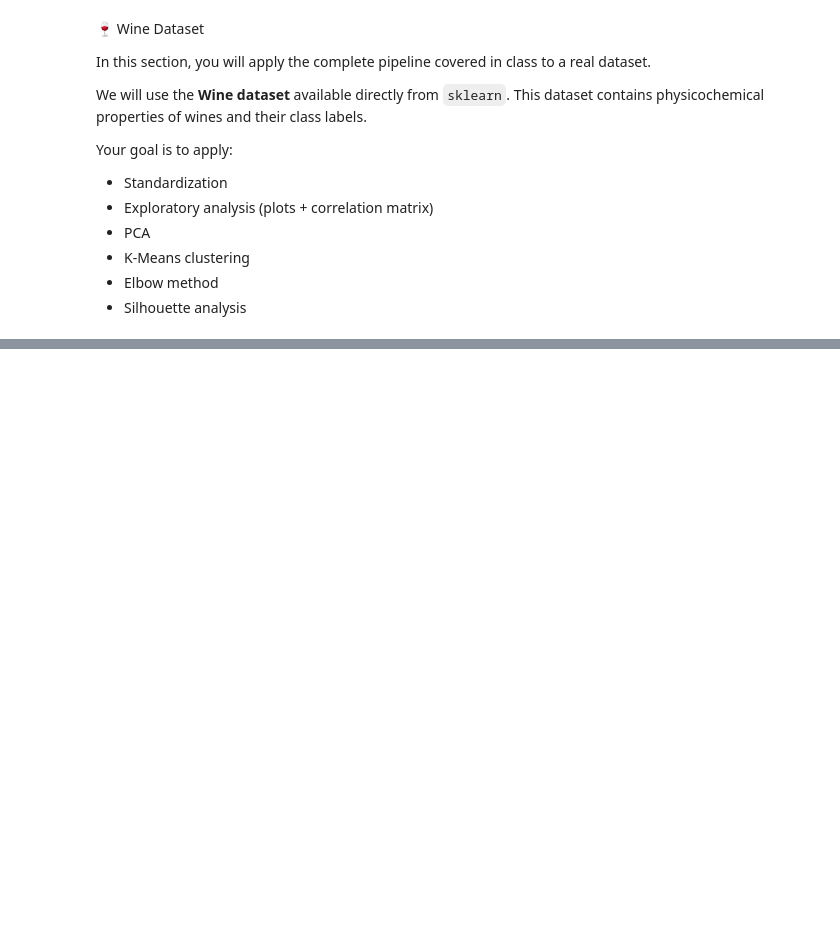
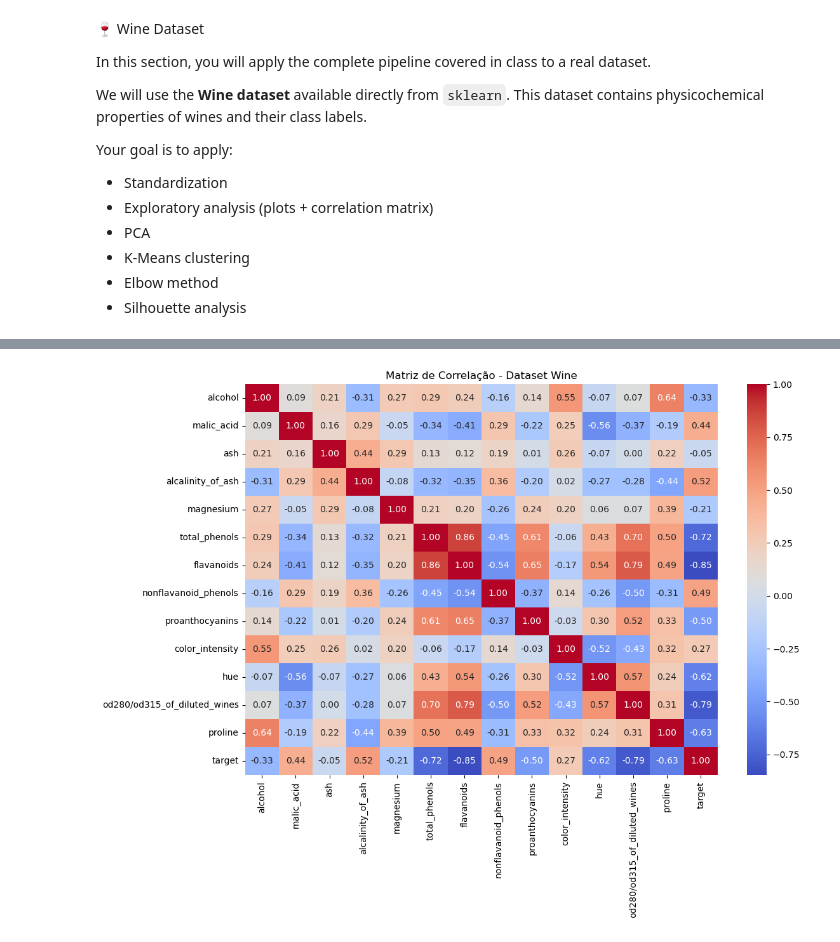
Before and after one commit to taveira60/universidade, a Jupyter notebook: 3ano/2semestre/ac/aula2/KMeans_PCA.ipynb, the cells around one changed output, grey strips where cells are left out. Drawn from its saved outputs; the diff is of its cells as text; code cells hidden in the pictures; blank space fills up the shorter version.

```diff
--- a/3ano/2semestre/ac/aula2/KMeans_PCA.ipynb
+++ b/3ano/2semestre/ac/aula2/KMeans_PCA.ipynb
@@ -1110,0 +1151,10 @@ df.head()
+# %%
+
+#matriz de correlação
+plt.figure(figsize=(12, 8))
+correlation_matrix = df.drop('cluster_label', axis=1).corr()
+sns.heatmap(correlation_matrix, annot=True, cmap='coolwarm', fmt='.2f')
+plt.title("Matriz de Correlação - Dataset Wine")
+plt.show()
+# %% [output]
+[figure, added]
```
Also changed, not shown: parts of 10 cells of this notebook, 8 other files.
